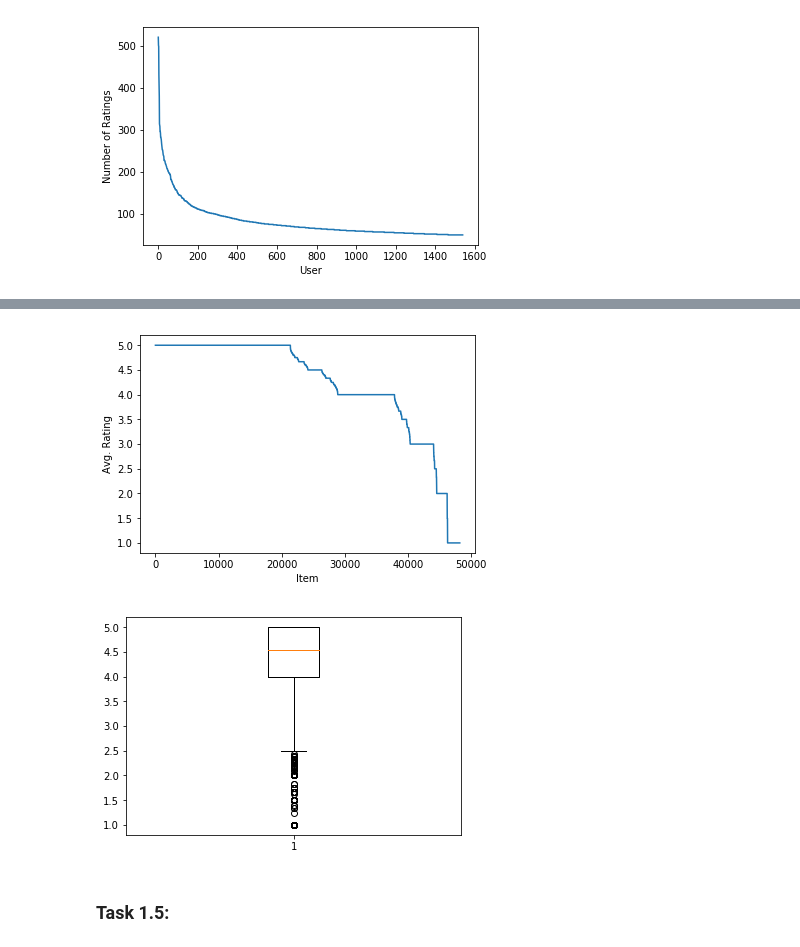
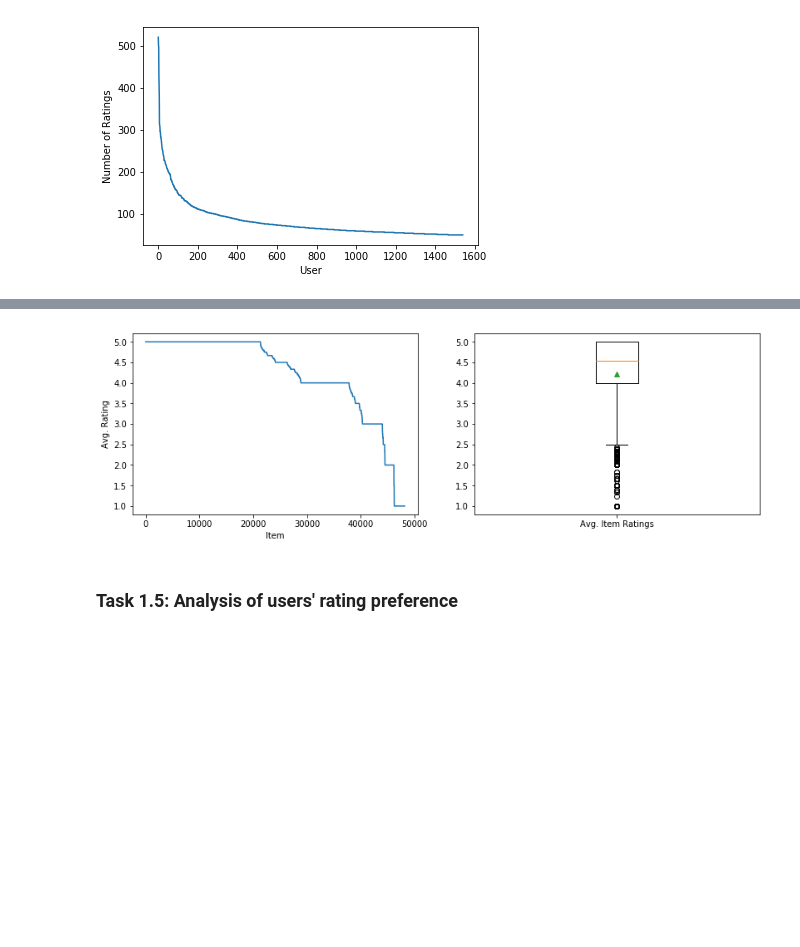
Before and after one commit to huwatime/RecSys, a Jupyter notebook: task1.ipynb, the cells around one changed output, grey strips where cells are left out. Cells and saved outputs as stored; diff of their text form; code cells hidden in the pictures; blank space fills up the shorter version.

```diff
--- a/task1.ipynb
+++ b/task1.ipynb
@@ -42,9 +45,11 @@ print(sparsity)
 ### Task 1.2: The rating histogram with respect to items
 # %%
 import matplotlib.pyplot as plt
-import scipy.sparse
 
-users, items, ratings =scipy.sparse.find(user_item_matrix)
+#users, items, ratings =scipy.sparse.find(user_item_matrix)
+
+# item_rating_cnts: (num_items x 1) array
+# item_rating_cnts[i] indicates how many ratings the i-th item has received
 item_rating_cnts = np.bincount(items)
 item_hist = np.sort(item_rating_cnts)[::-1]
 plt.plot(item_hist)
@@ -85,18 +96,19 @@ plt.show()
 # %%
-#Compute rating statistics per item
-
-#For each item, compute its average rating
+# For each item, compute its average rating
+# item_rating_means: (num_items x 1) array
+# item_rating_means[i] indicates the avg. rating the i-th user has received
 item_rating_means = np.bincount(items, weights=ratings) / item_rating_cnts
+plt.figure(figsize=(13.5, 4))
+plt.subplot(1, 2, 1)
 plt.plot(np.sort(item_rating_means)[::-1])
 plt.xlabel("Item")
 plt.ylabel("Avg. Rating")
+
+# Boxplot of each user's avg. rating
+plt.subplot(1, 2, 2)
+plt.boxplot([item_rating_means], labels=["Avg. Item Ratings"], showmeans=True)
 plt.show()
-
-#Use the average rating of each item to plot boxplot
-plt.boxplot(item_rating_means)
-plt.show()
 # %% [output]
-[figure, old version]
+[figure, new version]
-[figure, removed]
 # %% [markdown]
-### Task 1.5:
+### Task 1.5: Analysis of users' rating preference
```
Also changed, not shown: parts of 9 cells of this notebook.
